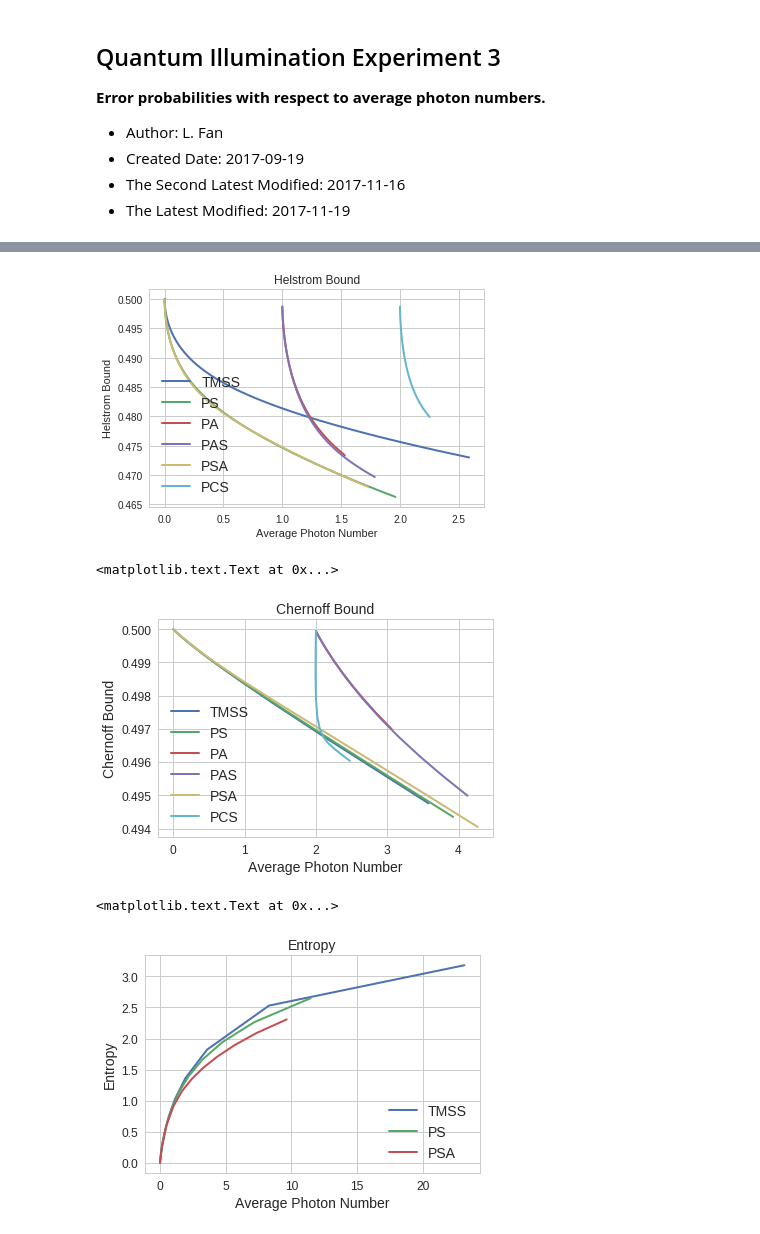
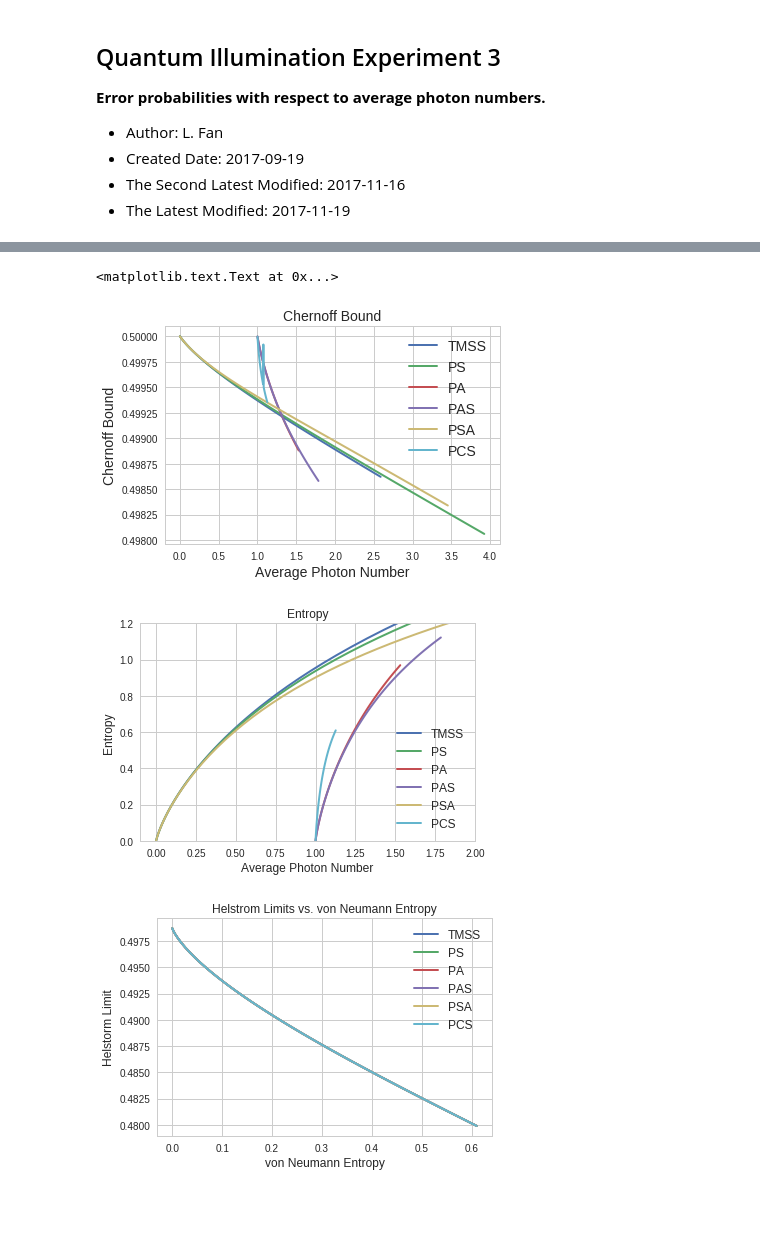
Before and after one commit to lffan/quantum_illumination, a Jupyter notebook: ipynbs/Experiment_3_Perr_vs_AverN_dev.ipynb, the cells around one changed output, grey strips where cells are left out. Cells and saved outputs as stored; diff of their text form; code cells hidden in the pictures; blank space fills up the shorter version.

Commit message:
expr 3 plot modified

```diff
--- a/ipynbs/Experiment_3_Perr_vs_AverN_dev.ipynb
+++ b/ipynbs/Experiment_3_Perr_vs_AverN_dev.ipynb
@@ -37,42 +91,47 @@ df1.head()
 # %%
 for name in names:
     temp_df = df1[df1['State'] == name]
-    plt.plot(temp_df['Aver_N'], temp_df['Helstrom_Bound'],
-             lw=2, label=name)
+    if name in ('TMSS', 'PA', 'PAS', 'PCS'):
+        avern = temp_df['Aver_N'] / 2
+    else:
+        avern = temp_df['Aver_N']
+    plt.plot(avern, temp_df['Chernoff_Bound'], lw=2, label=name)
 # plt.xlim(0, 2)
-# plt.ylim(0.43, 0.5)
-plt.legend(loc=3, fontsize=14)
-plt.xlabel("Average Photon Number")
-plt.ylabel("Helstrom Bound")
-plt.title("Helstrom Bound")
-plt.show()
+# plt.ylim(0.494, 0.5)
+plt.legend(fontsize=14)
+plt.xlabel("Average Photon Number", fontsize=14)
+plt.ylabel("Chernoff Bound", fontsize=14)
+plt.title("Chernoff Bound", fontsize=14)
 # %% [output]
+<matplotlib.text.Text at 0x...>
-[figure, old version]
+[figure, new version]
 # %%
 for name in names:
     temp_df = df1[df1['State'] == name]
-    plt.plot(temp_df['Aver_N'], temp_df['Chernoff_Bound'],
-             lw=2, label=name)
-# plt.xlim(0, 2)
-# plt.ylim(0.494, 0.5)
-plt.legend(fontsize=14)
-plt.xlabel("Average Photon Number", fontsize=14)
-plt.ylabel("Chernoff Bound", fontsize=14)
-plt.title("Chernoff Bound", fontsize=14)
+    if name in ('TMSS', 'PA', 'PAS', 'PCS'):
+        avern = temp_df['Aver_N'] / 2
+    else:
+        avern = temp_df['Aver_N']
+    plt.plot(avern, temp_df['VN_Entropy'], lw=2, label=name)
+plt.xlim(-0.1, 2)
+plt.ylim(0.0, 1.2)
+plt.legend(fontsize=12)
+plt.xlabel("Average Photon Number", fontsize=12)
+plt.ylabel("Entropy", fontsize=12)
+plt.title("Entropy", fontsize=12)
+plt.savefig('../output/figures/g_entropy_vs_nbar_nth_1.pdf', bbox_inches='tight')
 # %% [output]
-<matplotlib.text.Text at 0x...>
-[figure, old version]
+[figure, new version]
 # %%
 for name in names:
-    temp_df = df1[df1['State'] == name]
-    plt.plot(temp_df['Aver_N'], temp_df['VN_Entropy'],
+    plt.plot(temp_df['VN_Entropy'], temp_df['Helstrom_Bound'],
              lw=2, label=name)
-# plt.xlim(0, 2)
-# plt.ylim(0.494, 0.5)
-plt.legend(fontsize=14)
-plt.xlabel("Average Photon Number", fontsize=14)
-plt.ylabel("Entropy", fontsize=14)
-plt.title("Entropy", fontsize=14)
+# plt.xlim(-0.1, 2)
+# plt.ylim(0.0, 1.2)
+plt.legend(fontsize=12)
+plt.xlabel("von Neumann Entropy", fontsize=12)
+plt.ylabel("Helstorm Limit", fontsize=12)
+plt.title("Helstrom Limits vs. von Neumann Entropy", fontsize=12)
+plt.savefig('../output/figures/g_qhb_vs_entropy_nth_1.pdf', bbox_inches='tight')
 # %% [output]
-<matplotlib.text.Text at 0x...>
-[figure, old version]
+[figure, new version]
```
Also changed, not shown: parts of 5 cells of this notebook.
